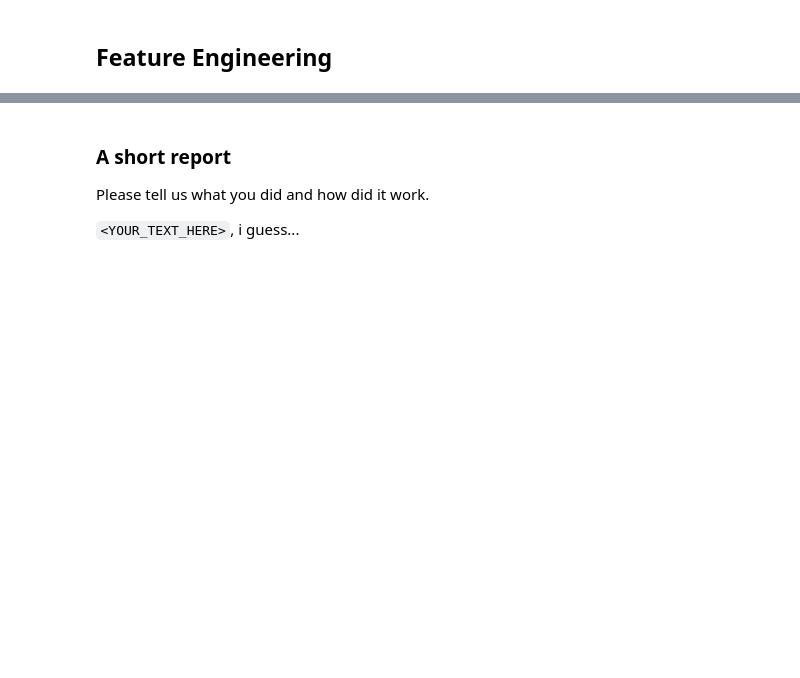
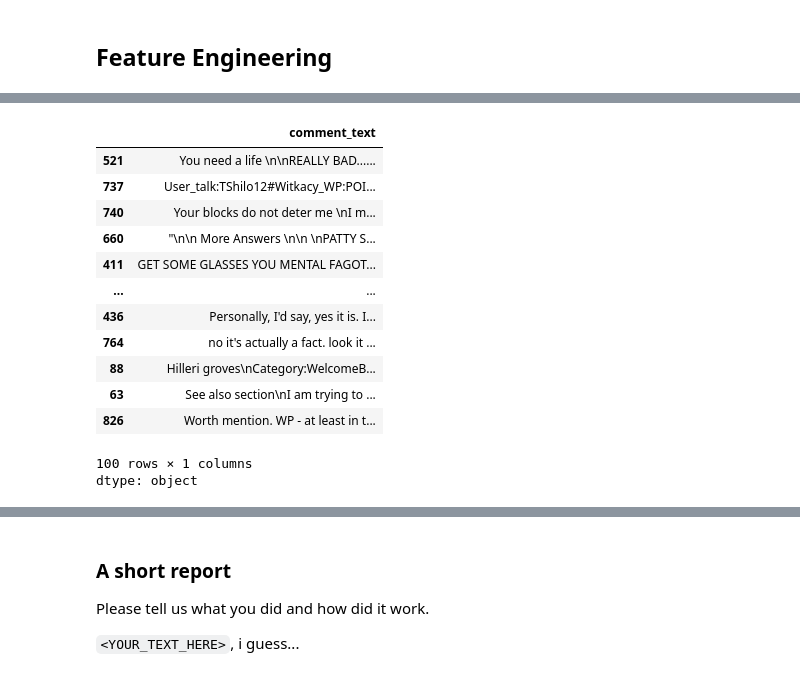
Before and after one commit to pgianinh50364/nlp_course, a Jupyter notebook: week02_classification/homework_part2.ipynb, the cells around one changed output, grey strips where cells are left out. Drawn from its saved outputs; the diff is of its cells as text; code cells hidden in the pictures; blank space fills up the shorter version.

```diff
--- a/week02_classification/homework_part2.ipynb
+++ b/week02_classification/homework_part2.ipynb
@@ -81,2 +111,19 @@ X_train, y_train, X_test, y_test = train_test_split(data['comment_text'], data['
+# %%
+X_test
+# %% [output]
+|  | comment_text |
+| 521 | You need a life \n\nREALLY BAD...... |
+| 737 | User_talk:TShilo12#Witkacy_WP:POI... |
+| 740 | Your blocks do not deter me \nI m... |
+| 660 | "\n\n More Answers \n\n \nPATTY S... |
+| 411 | GET SOME GLASSES YOU MENTAL FAGOT... |
+| ... | ... |
+| 436 | Personally, I'd say, yes it is. I... |
+| 764 | no it's actually a fact. look it ... |
+| 88 | Hilleri groves\nCategory:WelcomeB... |
+| 63 | See also section\nI am trying to ... |
+| 826 | Worth mention. WP - at least in t... |
+100 rows × 1 columns
+dtype: object
 # %%
 embeddings = gensim.downloader.load('glove-twitter-200')
```
Also changed, not shown: parts of 16 cells of this notebook.
